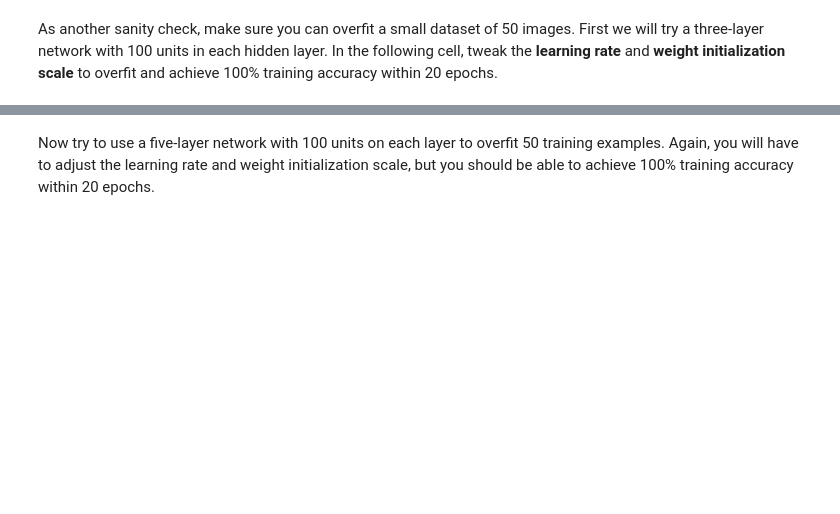
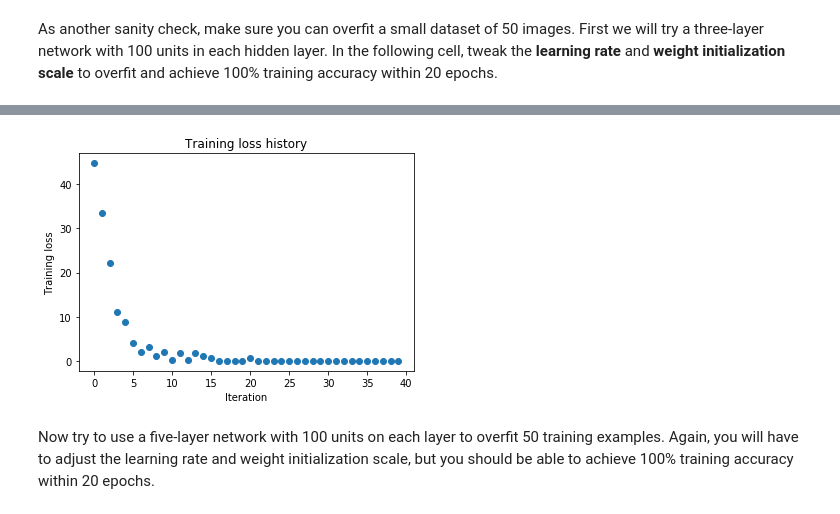
Before and after one commit to hardianlawi/stanford-cs231n, a Jupyter notebook: assignment2/FullyConnectedNets.ipynb, the cells around one changed output, grey strips where cells are left out. Saved outputs shown, nothing was run; the diff lists cells and outputs as text; code cells hidden in the pictures; blank space fills up the shorter version.

```diff
--- a/assignment2/FullyConnectedNets.ipynb
+++ b/assignment2/FullyConnectedNets.ipynb
@@ -442,8 +460,8 @@ small_data = {
   'y_val': data['y_val'],
 }
 
-weight_scale = 1e-2   # Experiment with this!
-learning_rate = 1e-4  # Experiment with this!
+weight_scale = 5e-2   # Experiment with this!
+learning_rate = 1e-3  # Experiment with this!
 model = FullyConnectedNet([100, 100],
               weight_scale=weight_scale, dtype=np.float64)
 solver = Solver(model, small_data,
@@ -460,3 +478,4 @@ plt.title('Training loss history')
 plt.xlabel('Iteration')
 plt.ylabel('Training loss')
 plt.show()
+# %% [output]
@@ -463,3 +499,4 @@ plt.show()
+[figure, added]
 # %% [markdown]
 Now try to use a five-layer network with 100 units on each layer to overfit 50 training examples. Again, you will have to adjust the learning rate and weight initialization scale, but you should be able to achieve 100% training accuracy within 20 epochs.
 # %%
```
Also changed, not shown: parts of 13 cells of this notebook, 2 other files.
